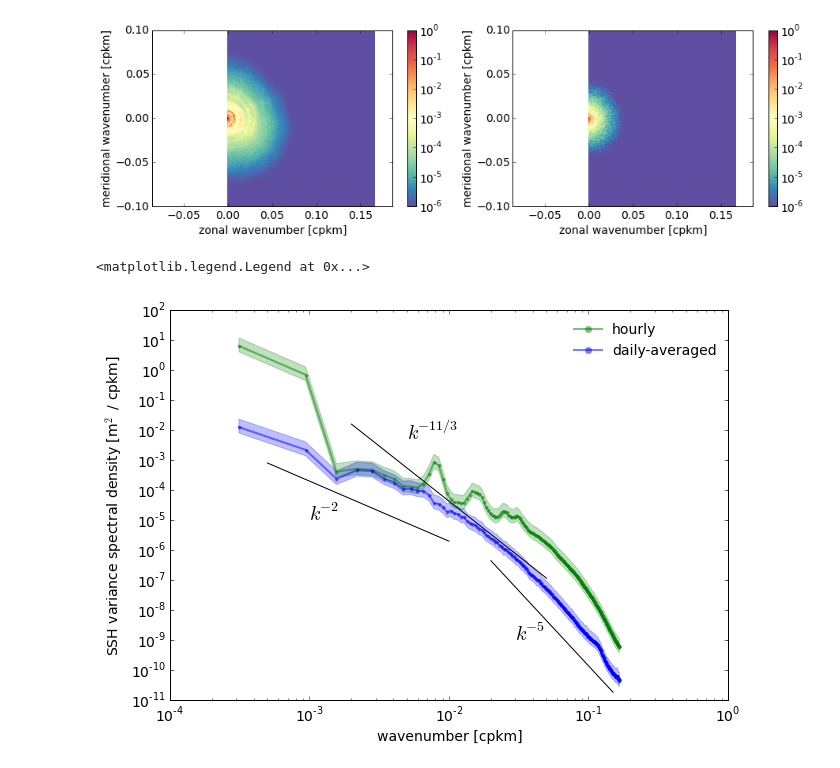
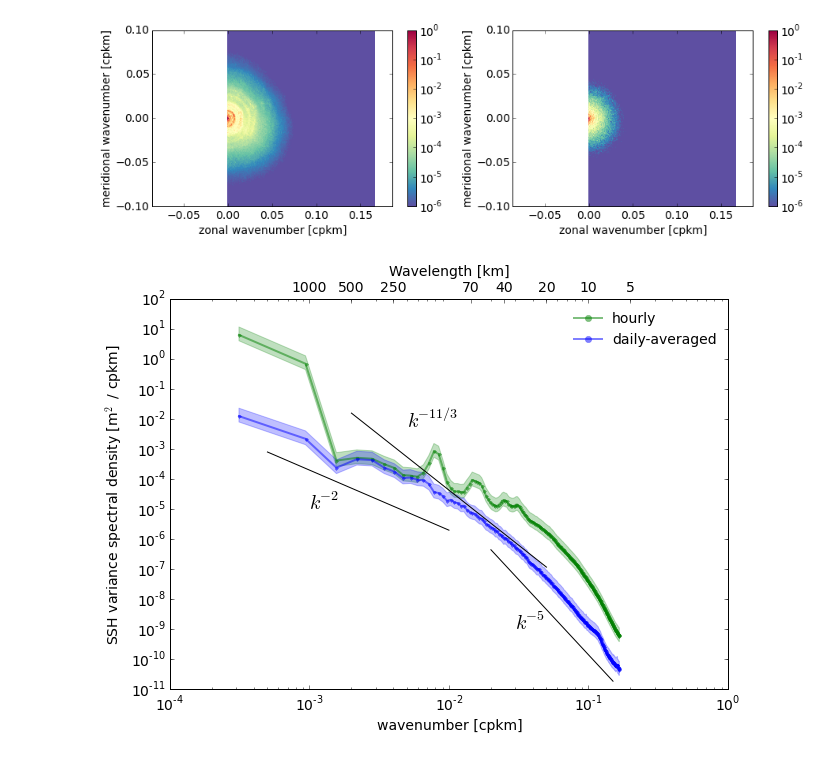
Before and after one commit to cesar-rocha/TropicalPacific, a Jupyter notebook: llc/4320/spectra/TropicalPacificSpectra.ipynb, the cells around one changed output. Cells and saved outputs as stored; diff of their text form; code cells hidden in the pictures.

```diff
--- a/llc/4320/spectra/TropicalPacificSpectra.ipynb
+++ b/llc/4320/spectra/TropicalPacificSpectra.ipynb
@@ -193,27 +196,29 @@ Edrl,Edru = spec.spec_error(Edr, sn, ci=0.95)
 # %%
 ki = np.array([5.e-4,1.e-2])
 ki2 = np.array([2.e-2,1.5e-1])
 ki3 = np.array([2.e-3,5.e-2])
 
-plt.figure(figsize=(10,7))
+fig = plt.figure(figsize=(10,7))
+ax1 = fig.add_subplot(111)
 
-plt.fill_between(kr,Erl,Eru, color='g', alpha=0.25)
-plt.fill_between(kr,Edrl,Edru, color='b', alpha=0.25)
-plt.loglog(kr,Er,'g.-',linewidth=2.,alpha=.5,label='hourly')
-plt.loglog(kr,Edr,'b.-',linewidth=2.,alpha=.5,label='daily-averaged')
+ax1.fill_between(kr,Erl,Eru, color='g', alpha=0.25)
+ax1.fill_between(kr,Edrl,Edru, color='b', alpha=0.25)
+ax1.loglog(kr,Er,'g.-',linewidth=2.,alpha=.5,label='hourly')
+ax1.loglog(kr,Edr,'b.-',linewidth=2.,alpha=.5,label='daily-averaged')
 
-plt.loglog(ki,ki**-2./5.e9,'k')
-plt.text(1.e-3,1.e-5,r'$k^{-2}$',fontsize=20)
-plt.loglog(ki2,ki2**-5/7.e14,'k')
-plt.text(3.e-2,1.e-9,r'$k^{-5}$',fontsize=20)
+ax1.loglog(ki,ki**-2./5.e9,'k')
+ax1.text(1.e-3,1.e-5,r'$k^{-2}$',fontsize=20)
+ax1.loglog(ki2,ki2**-5/7.e14,'k')
+ax1.text(3.e-2,1.e-9,r'$k^{-5}$',fontsize=20)
 
-plt.loglog(ki3,ki3**(-11/3.)/5.e11,'k')
-plt.text(5.e-3,.5e-2,r'$k^{-11/3}$',fontsize=20)
+ax1.loglog(ki3,ki3**(-11/3.)/5.e11,'k')
+ax1.text(5.e-3,.5e-2,r'$k^{-11/3}$',fontsize=20)
 
 plt.xlabel('wavenumber [cpkm]')
 plt.ylabel(r'SSH variance spectral density [m$^2$ / cpkm]')
 
 plt.legend()
+
+TPtools.add_second_axis(ax1)
 # %% [output]
-<matplotlib.legend.Legend at 0x...>
-[figure, old version]
+[figure, new version]
```
Also changed, not shown: parts of 9 cells of this notebook.
